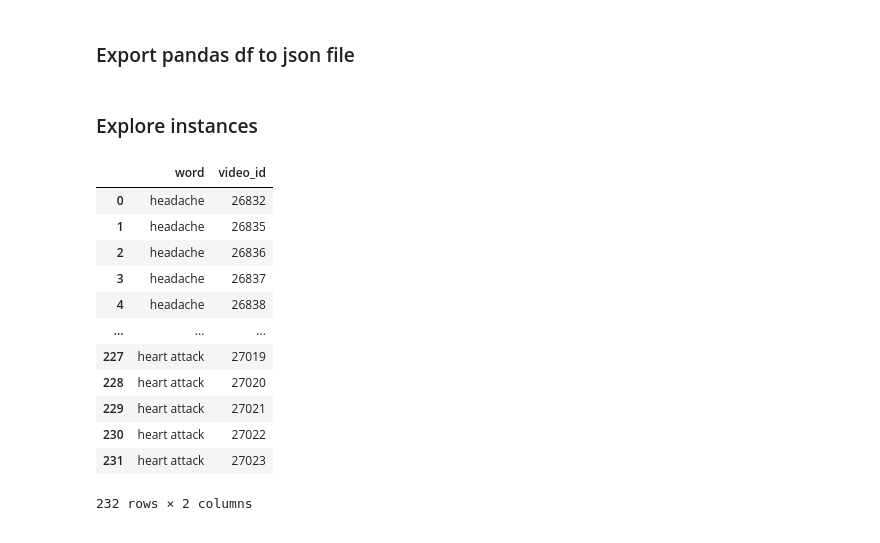
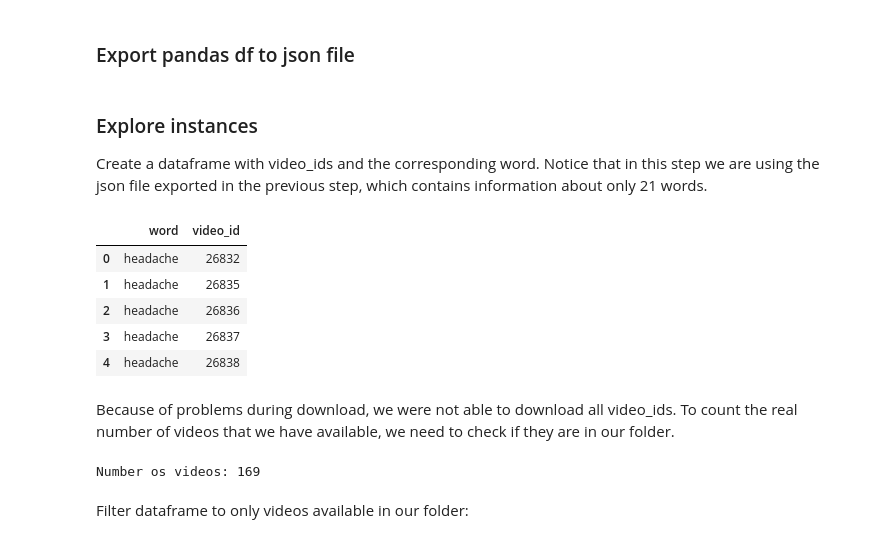
Before and after one commit to pariosur/sign-language-translator, a Jupyter notebook: notebooks/giovannagehring_dataclean.ipynb, the cells around one changed output. Drawn from its saved outputs; the diff is of its cells as text; code cells hidden in the pictures.

```diff
--- a/notebooks/giovannagehring_dataclean.ipynb
+++ b/notebooks/giovannagehring_dataclean.ipynb
@@ -57,7 +58,9 @@ new_json = df.to_json("WLASL_v0.3.json", orient='records')
 # %% [markdown]
 ### Explore instances
+
+Create a dataframe with video_ids and the corresponding word. Notice that in this step we are using the json file exported in the previous step, which contains information about only 21 words.
 # %%
-content = json.load(open("/Users/gehring/code/pariosur/sign-language-translator/scripts/WLASL_v0.3.json"))
+content = json.load(open("../scripts/WLASL_v0.3.json"))
 
 id_videos = []
 for entry in content:
@@ -69,18 +72,28 @@ for entry in content:
         id_videos.append([word, video_id])
 # %%
 id_list = pd.DataFrame(id_videos, columns=["word", "video_id"])
-id_list
+id_list.head()
 # %% [output]
 |  | word | video_id |
 | 0 | headache | 26832 |
 | 1 | headache | 26835 |
 | 2 | headache | 26836 |
 | 3 | headache | 26837 |
 | 4 | headache | 26838 |
-| ... | ... | ... |
-| 227 | heart attack | 27019 |
-| 228 | heart attack | 27020 |
-| 229 | heart attack | 27021 |
-| 230 | heart attack | 27022 |
-| 231 | heart attack | 27023 |
-232 rows × 2 columns
+# %% [markdown]
+Because of problems during download, we were not able to download all video_ids. To count the real number of videos that we have available, we need to check if they are in our folder.
+# %%
+ids_in_folder = []
+
+for video_id in id_list.video_id:
+    if os.path.exists(f'../raw_data/{video_id}.mp4'):
+        ids_in_folder.append(video_id)
+
+    elif os.path.exists(f'../raw_data/{video_id}.swf'):
+        ids_in_folder.append(video_id)
+
+print(f"Number os videos: {len(ids_in_folder)}")
+# %% [output]
+Number os videos: 169
+# %% [markdown]
+Filter dataframe to only videos available in our folder:
```
Also changed, not shown: parts of 25 cells of this notebook.
